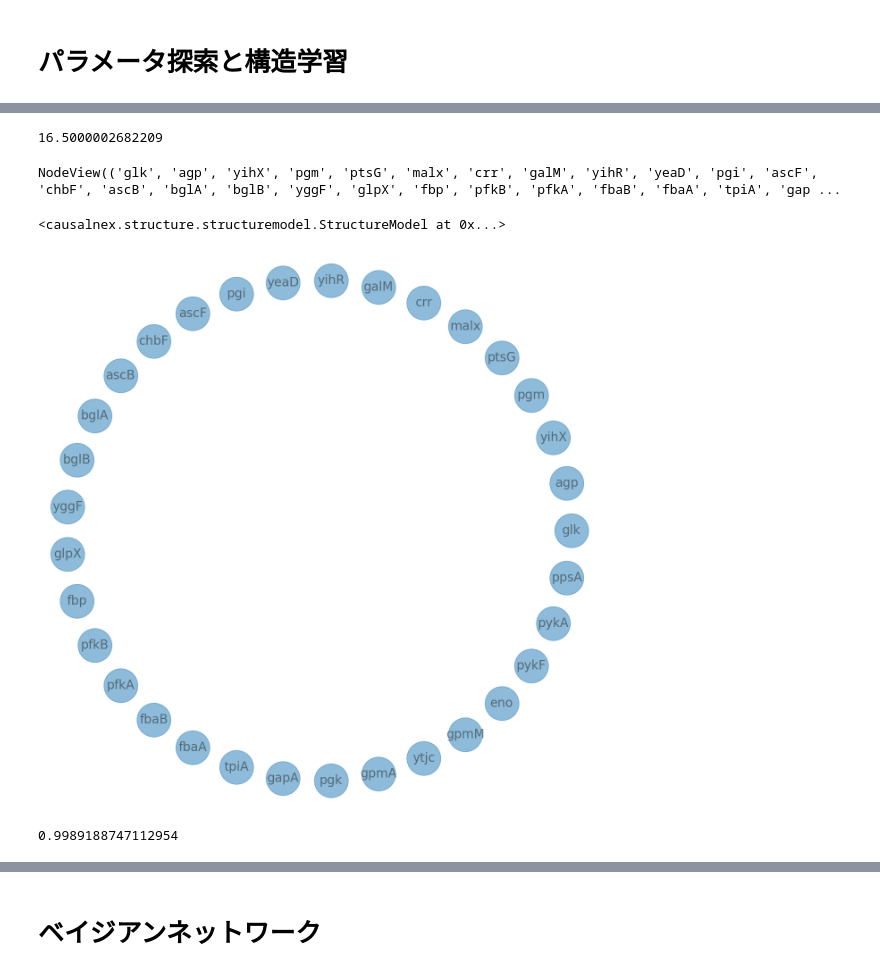
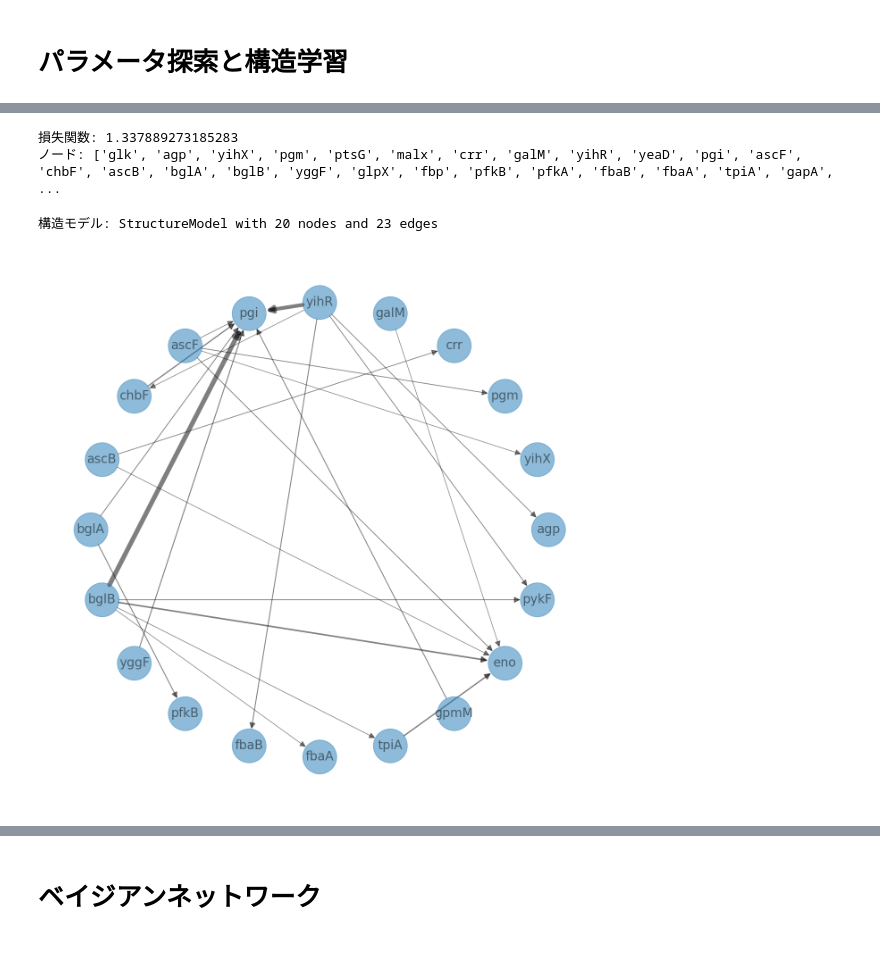
Before and after one commit to SanchanY/bn, a Jupyter notebook: work/bio_torch_CausalNext.ipynb, the cells around one changed output, grey strips where cells are left out. Cells and saved outputs as stored; diff of their text form; code cells hidden in the pictures.

```diff
--- a/work/bio_torch_CausalNext.ipynb
+++ b/work/bio_torch_CausalNext.ipynb
@@ -177,8 +155,11 @@ torch.set_default_tensor_type('torch.cuda.FloatTensor')
 # %%
+import torch
+torch.set_default_tensor_type('torch.cuda.FloatTensor')
+
 # 最適な閾値を取得
 best_max_iter = study.best_params['max_iter']
 best_threshold = study.best_params['threshold']
-my_driven_hidden_layer_units = [1] # 1回と2回でtry
+my_driven_hidden_layer_units = [2] # 1回と2回でtry
 best_lasso_beta = study.best_params['lasso_beta']
 best_ridge_beta = study.best_params['ridge_beta']
 best_use_bias = study.best_params['use_bias']
@@ -192,8 +173,12 @@ best_sm, loss_value = from_pandas(normalized_df,
                                   ridge_beta=best_ridge_beta,
                                   use_bias=best_use_bias,
                                   )
+
+best_sm.threshold_till_dag()
+
+# 損失関数の出力
+print("損失関数:", loss_value)
+print("ノード:", best_sm.nodes)
+# %% [output]
+損失関数: 1.337889273185283
+ノード: ['glk', 'agp', 'yihX', 'pgm', 'ptsG', 'malx', 'crr', 'galM', 'yihR', 'yeaD', 'pgi', 'ascF', 'chbF', 'ascB', 'bglA', 'bglB', 'yggF', 'glpX', 'fbp', 'pfkB', 'pfkA', 'fbaB', 'fbaA', 'tpiA', 'gapA',  ...
-# %%
-# 損失関数の出力
-loss_value
-# %% [output]
-16.5000002682209
@@ -202,26 +185,23 @@ best_sm.threshold_till_dag()
-# %%
-best_sm.nodes
-# %% [output]
-NodeView(('glk', 'agp', 'yihX', 'pgm', 'ptsG', 'malx', 'crr', 'galM', 'yihR', 'yeaD', 'pgi', 'ascF', 'chbF', 'ascB', 'bglA', 'bglB', 'yggF', 'glpX', 'fbp', 'pfkB', 'pfkA', 'fbaB', 'fbaA', 'tpiA', 'gap ...
 # %%
+# エッジが伸びていないノードを排除
 edge_width = [d["weight"]*1 for (u, v, d) in best_sm.edges(data=True)]
+# 上記の処置を施したものを新たなグラフとして保存
 sm_l = best_sm.get_largest_subgraph()
+print("構造モデル:", sm_l)
+# %% [output]
+構造モデル: StructureModel with 20 nodes and 23 edges
-# %%
-sm_l
-# %% [output]
-<causalnex.structure.structuremodel.StructureModel at 0x...>
 # %%
 # ネットワーク図を描画
 fig, ax = plt.subplots(figsize=(16,16))
-nx.draw_circular(best_sm,
+nx.draw_circular(sm_l,
                  with_labels=True,
                  font_size=20,
                  node_size=3000,
                  arrowsize=20,
                  alpha=0.5,
                  width=edge_width,
                  ax=ax)
-plt.plot()
+
 plt.savefig("./output/best_network.png", format="png", dpi=300)
 # %% [output]
-[figure, old version]
+[figure, new version]
@@ -231,4 +207,0 @@ plt.savefig("./output/best_network.png", format="png", dpi=300)
-# %%
-best_threshold
-# %% [output]
-0.9989188747112954
```
Also changed, not shown: parts of 21 cells of this notebook, 1 other file.
